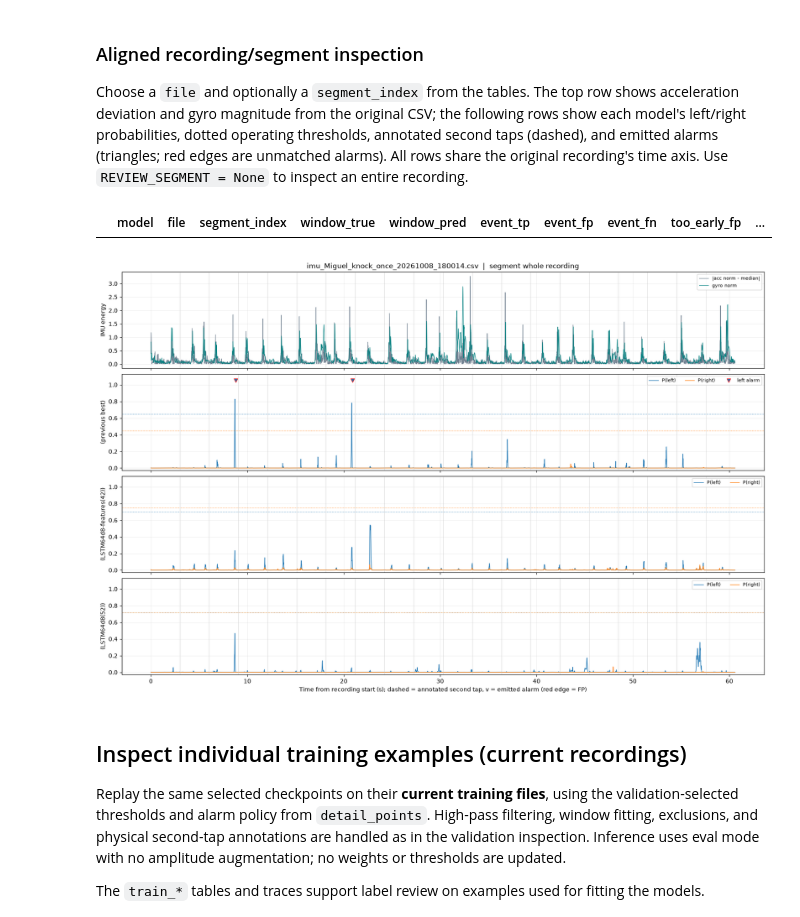
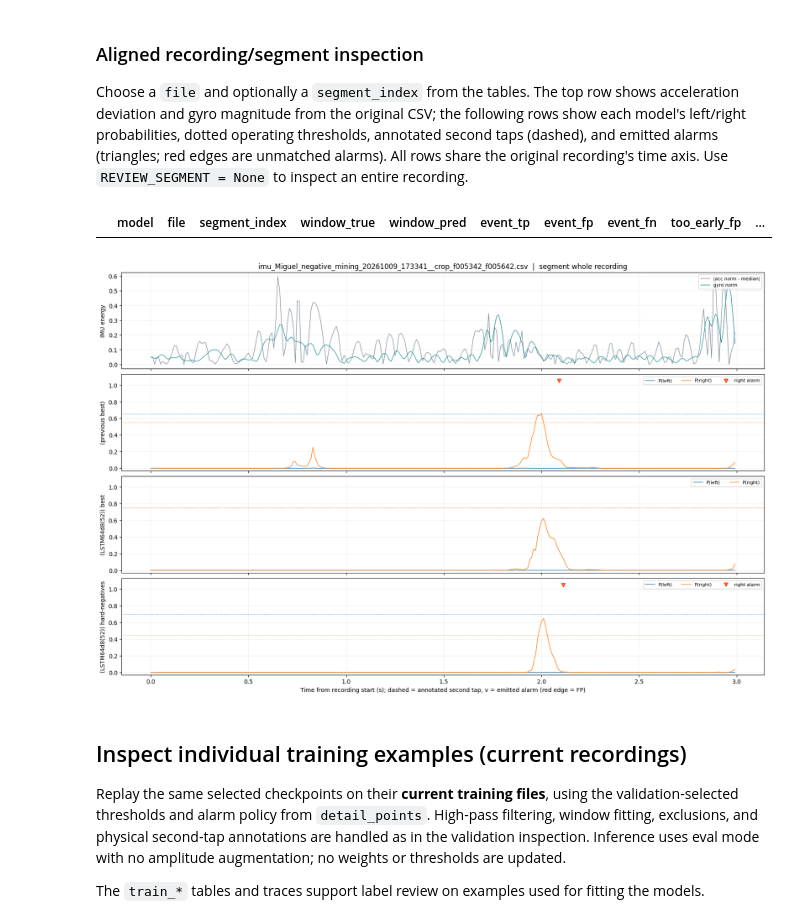
Before and after one commit to APROHACK124/TapRecognition, a Jupyter notebook: main_notebooks/compare.ipynb, the cells around one changed output. Cells and saved outputs as stored; diff of their text form; code cells hidden in the pictures.

Commit message:
new model with hard negatives trained, with results

```diff
--- a/main_notebooks/compare.ipynb
+++ b/main_notebooks/compare.ipynb
@@ -19,11 +19,11 @@ assert (ROOT / 'tap_recognition').is_dir(), 'Open from repository root or main_n
 
 RUNS = {
 
-    '(previous best)': 'testing_checkpoints/evaluation_exports/d8(102)_on_data_09_10_26/threshold_comparison',
+    '(previous best)': 'testing_checkpoints/evaluation_exports/d8(102)_on_data_10_10_26/threshold_comparison',
 
     # '(LSTM64d8(101))': 'testing_checkpoints/evaluation_exports/lstm64d8(101)(06)_on_data_06_10_26/threshold_comparison',
     # '(LSTM64d8-features(102))': 'testing_checkpoints/evaluation_exports/0910d8(102)feat_on_data_09_10_26/threshold_comparison',
-    '(LSTM64d8-features(42))': 'testing_checkpoints/evaluation_exports/0910d8(42)feat_on_data_09_10_26/threshold_comparison',
+    # '(LSTM64d8-features(42))': 'testing_checkpoints/evaluation_exports/0910d8(42)feat_on_data_09_10_26/threshold_comparison',
     # '(LSTM64d8-features(44))': 'testing_checkpoints/evaluation_exports/0910d8(44)feat_on_data_09_10_26/threshold_comparison',
     # '(LSTM64d8-features(46))': 'testing_checkpoints/evaluation_exports/0910d8(44)feat_on_data_09_10_26/threshold_comparison',
 
@@ -31,7 +31,8 @@ RUNS = {
 
 
     # '(LSTM64d8(42))': 'testing_checkpoints/evaluation_exports/0910d8(42)_on_data_09_10_26/threshold_comparison',
-    '(LSTM64d8(52))': 'testing_checkpoints/evaluation_exports/0910d8(52)_on_data_09_10_26/threshold_comparison',
+    '(LSTM64d8(52)) best': 'testing_checkpoints/evaluation_exports/0910d8(52)_on_data_10_10_26/threshold_comparison',
+    '(LSTM64d8(52)) hard-negatives': 'testing_checkpoints/evaluation_exports/1210d8(52)_on_data_10_10_26/threshold_comparison',
     # '(LSTM64d8(62))': 'testing_checkpoints/evaluation_exports/0910d8(62)_on_data_09_10_26/threshold_comparison',
 
 
@@ -551,20 +552,20 @@ Choose a `file` and optionally a `segment_index` from the tables. The top row sh
 # %%
 # Replace these values with a file and segment_index from segment_difficulty.
 hardest = segment_difficulty.query("recording_type == 'knock_twice'").sort_values(
     ['models_missing', 'too_early_fp', 'models_false_alarm'], ascending=False).iloc[0]
 # REVIEW_FILE = hardest['file']
 # REVIEW_SEGMENT = int(hardest['segment_index'])  # None = whole recording
-REVIEW_FILE = 'imu_Miguel_knock_once_20261008_180014.csv'
+REVIEW_FILE = 'imu_Miguel_negative_mining_20261009_173341__crop_f005342_f005642.csv'
 REVIEW_SEGMENT = None
 display(segment_scores.query('file == @REVIEW_FILE and segment_index == @REVIEW_SEGMENT')
         [['model', 'file', 'segment_index', 'window_true', 'window_pred',
           'event_tp', 'event_fp', 'event_fn', 'too_early_fp', 'latency_frames']])
 fig, axes = plot_example(example_recordings, example_traces, alarm_details,
                          detail_points, REVIEW_FILE, REVIEW_SEGMENT)
 plt.show()
 # %% [output]
 |  | model | file | segment_index | window_true | window_pred | event_tp | event_fp | event_fn | too_early_fp | ... |
-[figure, old version]
+[figure, new version]
 # %% [markdown]
 ## Inspect individual training examples (current recordings)
 Replay the same selected checkpoints on their **current training files**, using the validation-selected thresholds and alarm policy from `detail_points`. High-pass filtering, window fitting, exclusions, and physical second-tap annotations are handled as in the validation inspection. Inference uses eval mode with no amplitude augmentation; no weights or thresholds are updated.
```
Also changed, not shown: parts of 21 cells of this notebook, 39 other files.
